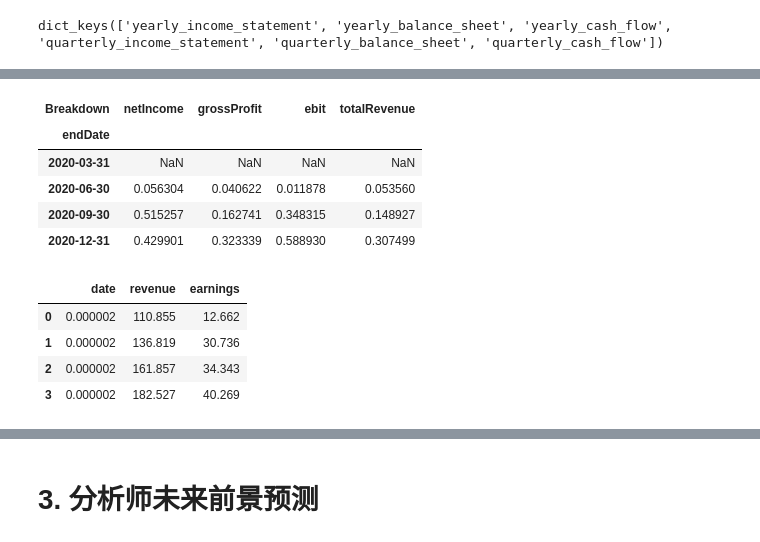
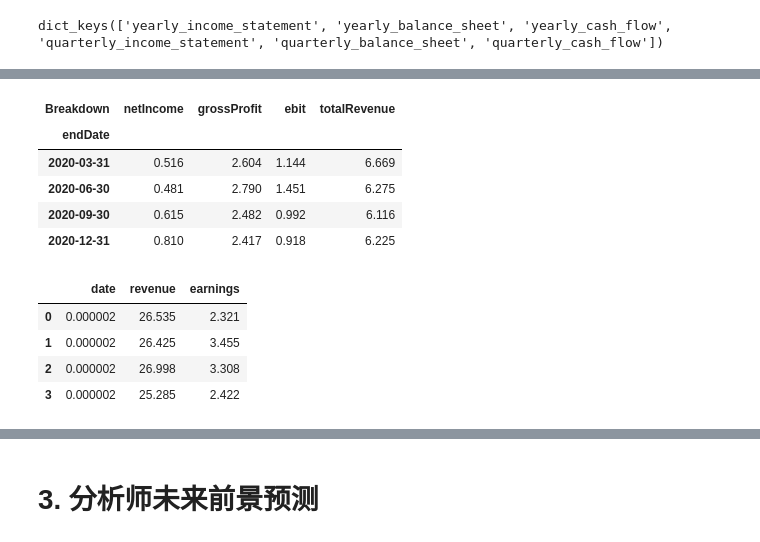
Before and after one commit to maxwillzq/algoTrading, a Jupyter notebook: notebooks/chapter_4_individual_stock_analysis.ipynb, the cells around one changed output, grey strips where cells are left out. Cells and saved outputs as stored; diff of their text form; code cells hidden in the pictures.

```diff
--- a/notebooks/chapter_4_individual_stock_analysis.ipynb
+++ b/notebooks/chapter_4_individual_stock_analysis.ipynb
@@ -13,7 +14,8 @@ import numpy as np
 # %%
 # collect data first
-stock_name = "QCOM"
-days = 1000
+stock_name = "VIAC"
+days = 2 * 365
+unit = 1000000000 # Billion USD
 st = algotrading.stock.Stock(stock_name)
 st.read_data(days)
 st.generate_more_data()
@@ -72,23 +61,24 @@ yearly_cash_flow[column_list].pct_change()
 # %%
 column_list = ['netIncome','grossProfit', 'ebit', 'totalRevenue']
 quarterly_income_statement = finance_data['quarterly_income_statement'].T.sort_index()
-quarterly_income_statement[column_list].pct_change()
+quarterly_income_statement[column_list]/unit
 # %% [output]
 | Breakdown | netIncome | grossProfit | ebit | totalRevenue |
 | endDate |  |  |  |  |
-| 2020-03-31 | NaN | NaN | NaN | NaN |
-| 2020-06-30 | 0.056304 | 0.040622 | 0.011878 | 0.053560 |
-| 2020-09-30 | 0.515257 | 0.162741 | 0.348315 | 0.148927 |
-| 2020-12-31 | 0.429901 | 0.323339 | 0.588930 | 0.307499 |
+| 2020-03-31 | 0.516 | 2.604 | 1.144 | 6.669 |
+| 2020-06-30 | 0.481 | 2.790 | 1.451 | 6.275 |
+| 2020-09-30 | 0.615 | 2.482 | 0.992 | 6.116 |
+| 2020-12-31 | 0.810 | 2.417 | 0.918 | 6.225 |
 # %%
 earnings = si.get_earnings(stock_name)
-earnings["yearly_revenue_earnings"]/1000000000
+earnings["yearly_revenue_earnings"].set_index('date')
+earnings["yearly_revenue_earnings"]/unit
 # %% [output]
 |  | date | revenue | earnings |
-| 0 | 0.000002 | 110.855 | 12.662 |
-| 1 | 0.000002 | 136.819 | 30.736 |
-| 2 | 0.000002 | 161.857 | 34.343 |
-| 3 | 0.000002 | 182.527 | 40.269 |
+| 0 | 0.000002 | 26.535 | 2.321 |
+| 1 | 0.000002 | 26.425 | 3.455 |
+| 2 | 0.000002 | 26.998 | 3.308 |
+| 3 | 0.000002 | 25.285 | 2.422 |
 # %%
 earnings_history = si.get_earnings_history(stock_name)
 earnings_history = pd.DataFrame(earnings_history)
```
Also changed, not shown: parts of 22 cells of this notebook, 8 other files.
